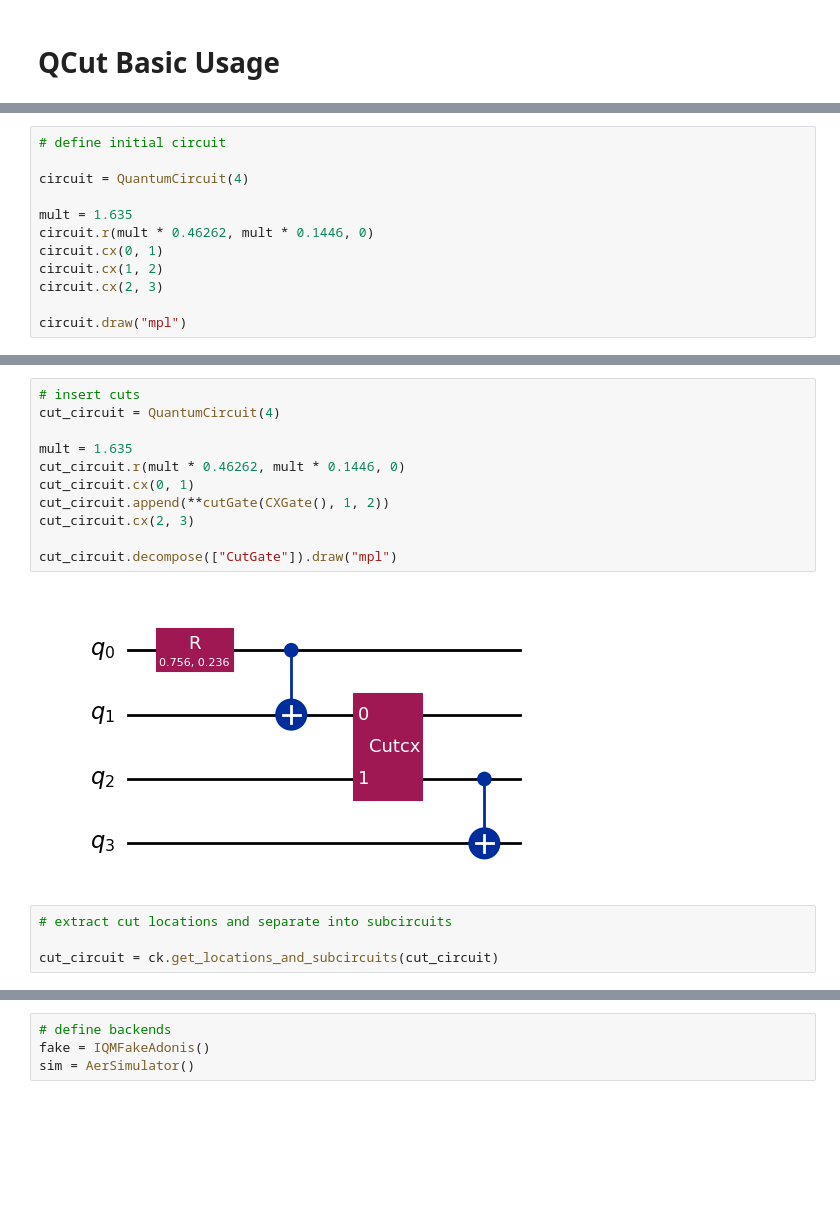
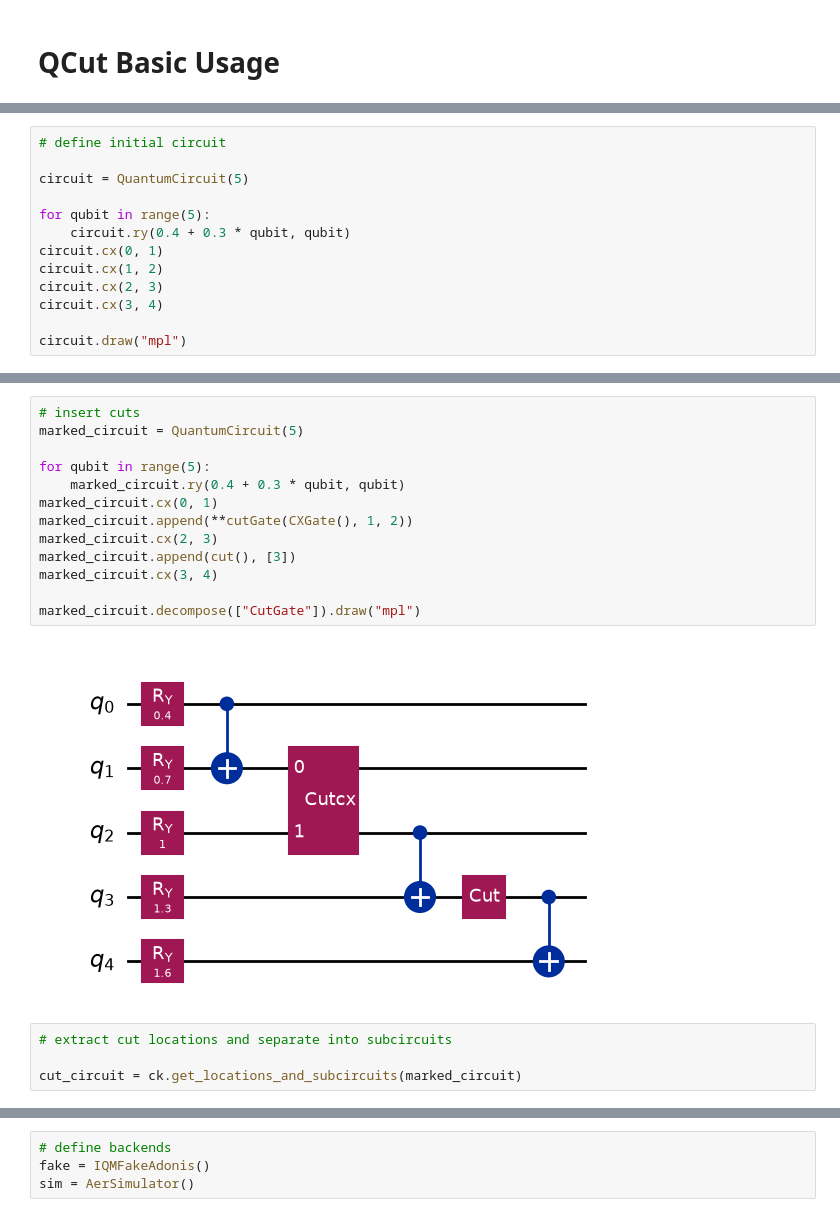
Before and after one commit to JooNiv/QCut, a Jupyter notebook: docs/notebooks/QCutBasicUsage.ipynb, the cells around one changed output, grey strips where cells are left out. Drawn from its saved outputs; the diff is of its cells as text; blank space fills up the shorter version.

```diff
--- a/docs/notebooks/QCutBasicUsage.ipynb
+++ b/docs/notebooks/QCutBasicUsage.ipynb
@@ -21,13 +21,14 @@ from QCut import cutGate
 # %%
 # define initial circuit
 
-circuit = QuantumCircuit(4)
+circuit = QuantumCircuit(5)
 
-mult = 1.635
-circuit.r(mult * 0.46262, mult * 0.1446, 0)
+for qubit in range(5):
+    circuit.ry(0.4 + 0.3 * qubit, qubit)
 circuit.cx(0, 1)
 circuit.cx(1, 2)
 circuit.cx(2, 3)
+circuit.cx(3, 4)
 
 circuit.draw("mpl")
 # %% [output]
@@ -35,20 +36,22 @@ circuit.draw("mpl")
 # %%
 # insert cuts
-cut_circuit = QuantumCircuit(4)
+marked_circuit = QuantumCircuit(5)
 
-mult = 1.635
-cut_circuit.r(mult * 0.46262, mult * 0.1446, 0)
-cut_circuit.cx(0, 1)
-cut_circuit.append(**cutGate(CXGate(), 1, 2))
-cut_circuit.cx(2, 3)
+for qubit in range(5):
+    marked_circuit.ry(0.4 + 0.3 * qubit, qubit)
+marked_circuit.cx(0, 1)
+marked_circuit.append(**cutGate(CXGate(), 1, 2))
+marked_circuit.cx(2, 3)
+marked_circuit.append(cut(), [3])
+marked_circuit.cx(3, 4)
 
-cut_circuit.decompose(["CutGate"]).draw("mpl")
+marked_circuit.decompose(["CutGate"]).draw("mpl")
 # %% [output]
-[figure, old version]
+[figure, new version]
 # %%
 # extract cut locations and separate into subcircuits
 
-cut_circuit = ck.get_locations_and_subcircuits(cut_circuit)
+cut_circuit = ck.get_locations_and_subcircuits(marked_circuit)
 # %%
 cut_circuit.subcircuits[0].draw("mpl")
 # %% [output]
```
Also changed, not shown: parts of 7 cells of this notebook, 23 other files.
